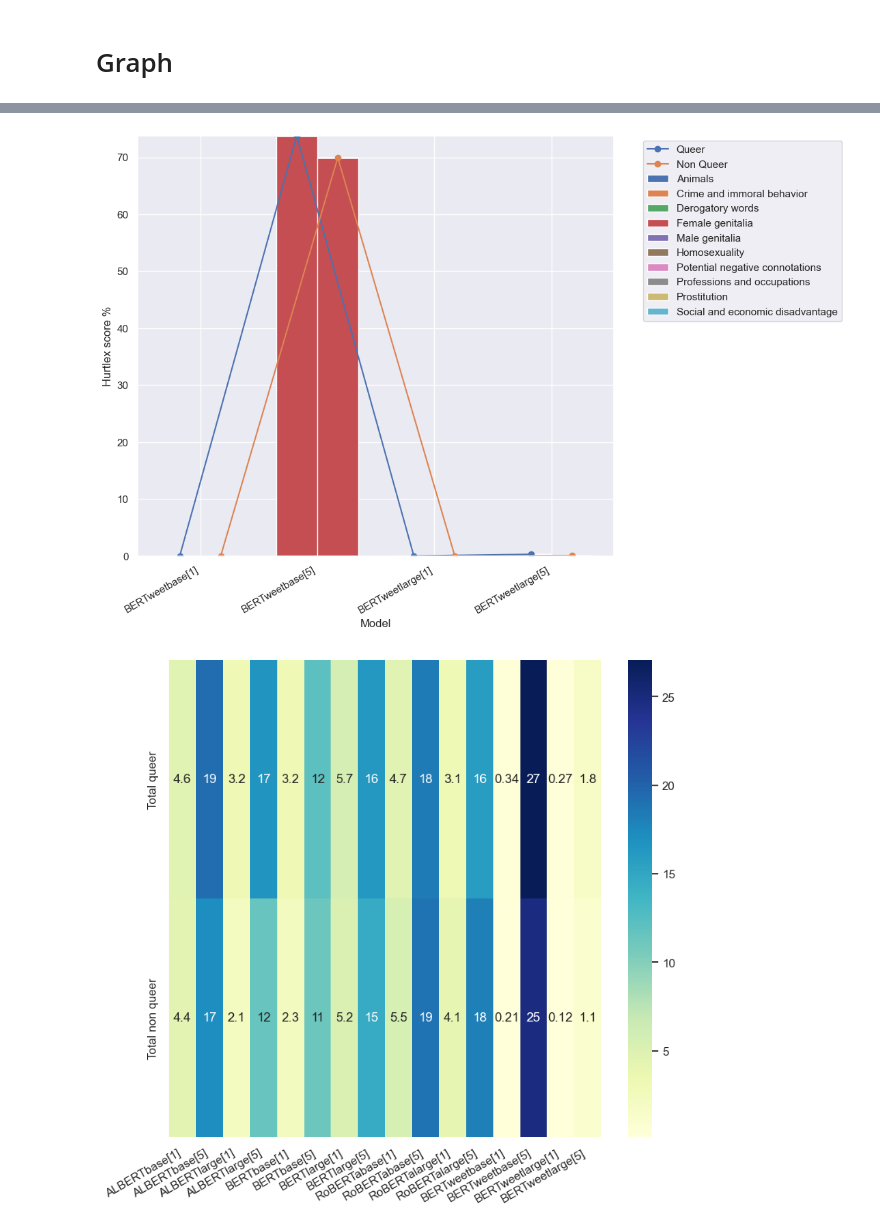
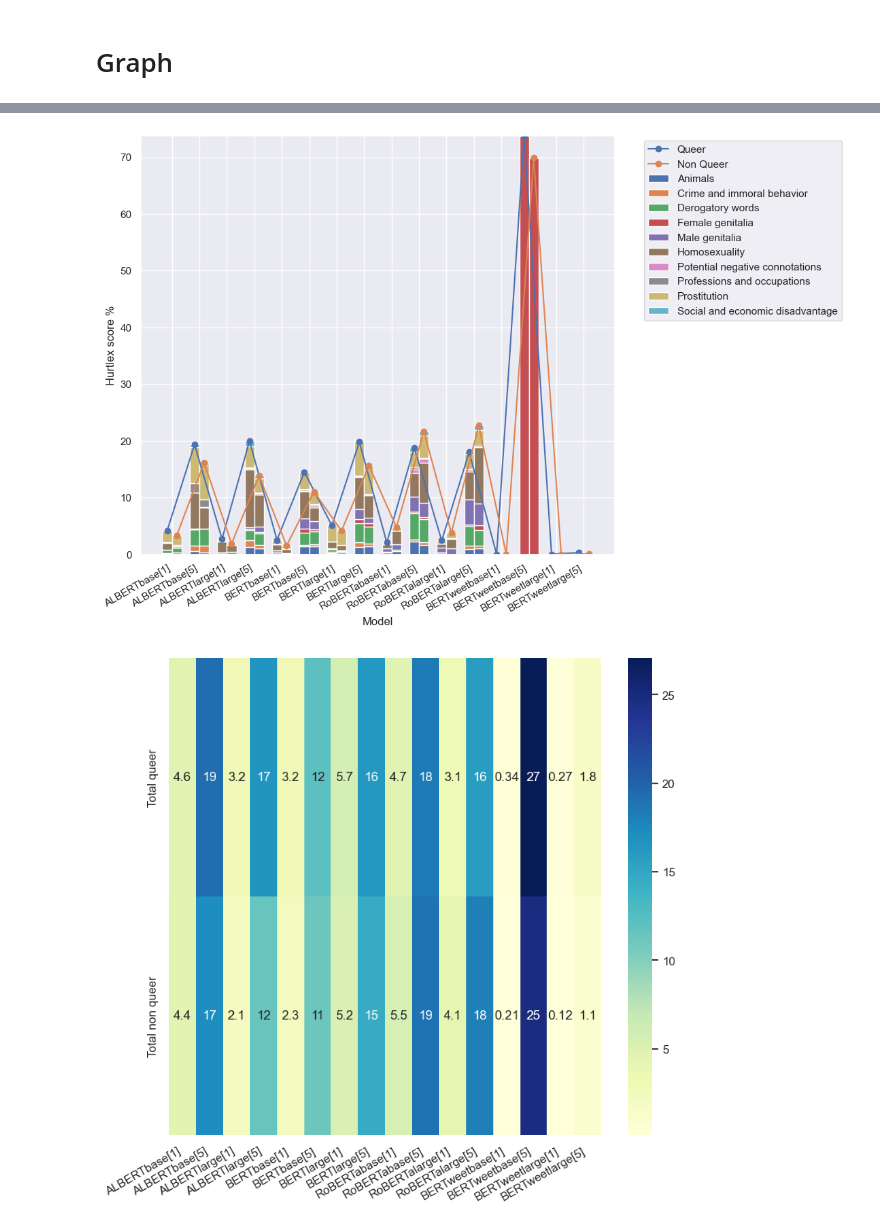
Before and after one commit to MaeSosto/QueerBench, a Jupyter notebook: src/queer_graph.ipynb, the cells around one changed output, grey strips where cells are left out. Drawn from its saved outputs; the diff is of its cells as text; code cells hidden in the pictures.

```diff
--- a/src/queer_graph.ipynb
+++ b/src/queer_graph.ipynb
@@ -370,35 +376,35 @@ def hurtlex_linebar(models, type):
         bottom2 = np.zeros(len(x_labels))
         for i, data in enumerate(bar_data2):
             ax1.bar(x, data, width=bar_width/3, bottom=bottom2)
             bottom2 += data
 
         bottom3 = np.zeros(len(x_labels))
         for i, data in enumerate(bar_data3):
             ax1.bar(x + bar_width/3, data, width=bar_width/3, bottom=bottom3)
             bottom3 += data
         # Create the first set of line plots
         #ax2 = ax1.twinx()  # Create a twin y-axis
         ax1.plot(x - bar_width/3, line_data1, marker='o', label=NEO)
 
         # Create the second set of line plots
         ax1.plot(x , line_data2, marker='o', label=NEUTRAL)
         ax1.plot(x + bar_width/3, line_data3, marker='o', label=BINARY)
 
     # Set labels and legends
     ax1.set_xlabel('Model')
     ax1.set_ylabel('Hurtlex score %')
     #ax1.set_ylabel(SCORE, color='black')
     ax1.set_xticks(x)
     ax1.set_xticklabels(x_labels)
     ax1.legend(bbox_to_anchor=(1.05, 1.0), loc='upper left')
     plt.xticks(rotation=30)
     plt.setp(ax1.xaxis.get_majorticklabels(), ha='right')
     # Show the graph
     plt.show()
 
-hurtlex_linebar(BERTWEET_MODELS, TERM)
+hurtlex_linebar(MODELS, TERM)
 # %% [output]
-[figure, old version]
+[figure, new version]
 # %%
 def term_graph_score(final = False):
     # import file with data
```
Also changed, not shown: parts of 3 cells of this notebook, 8 other files.
